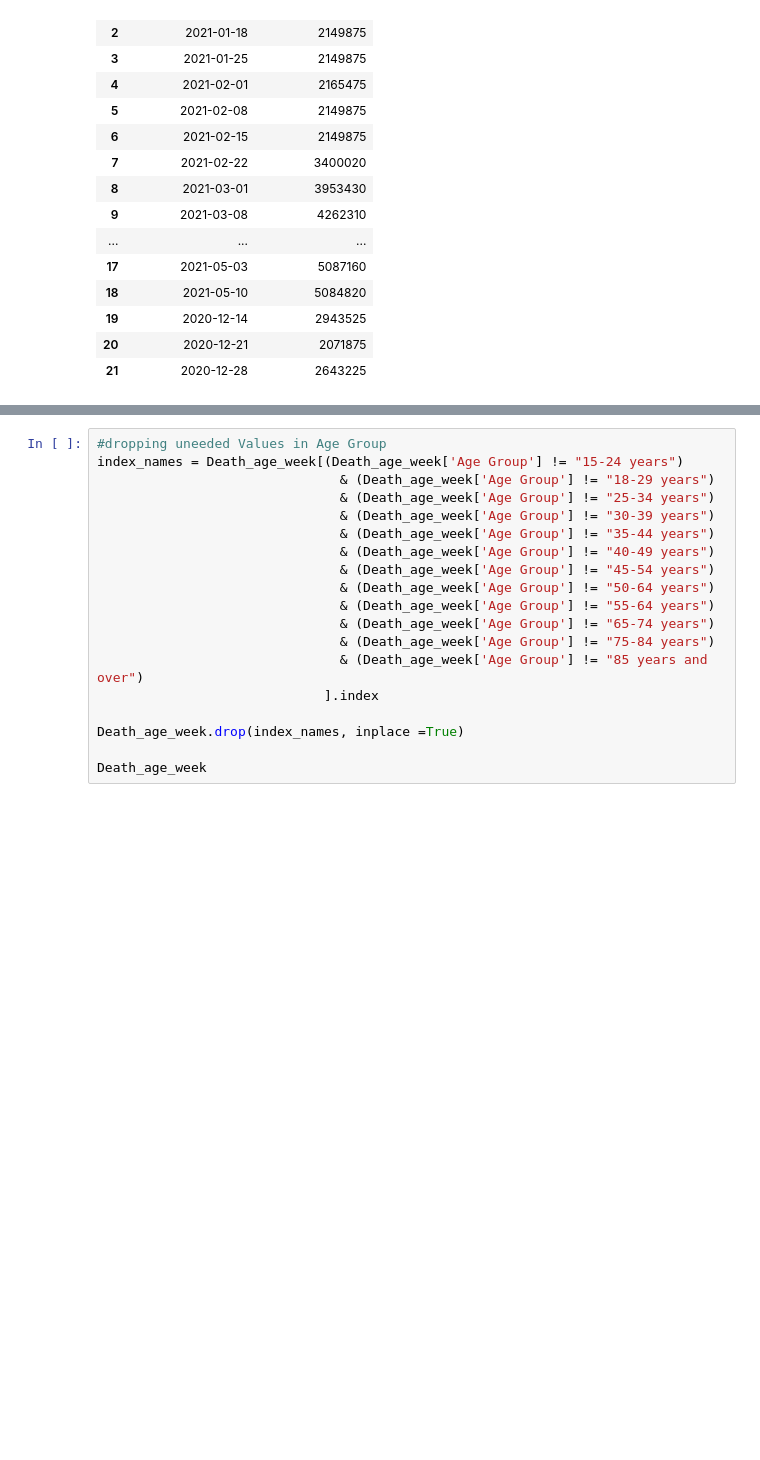
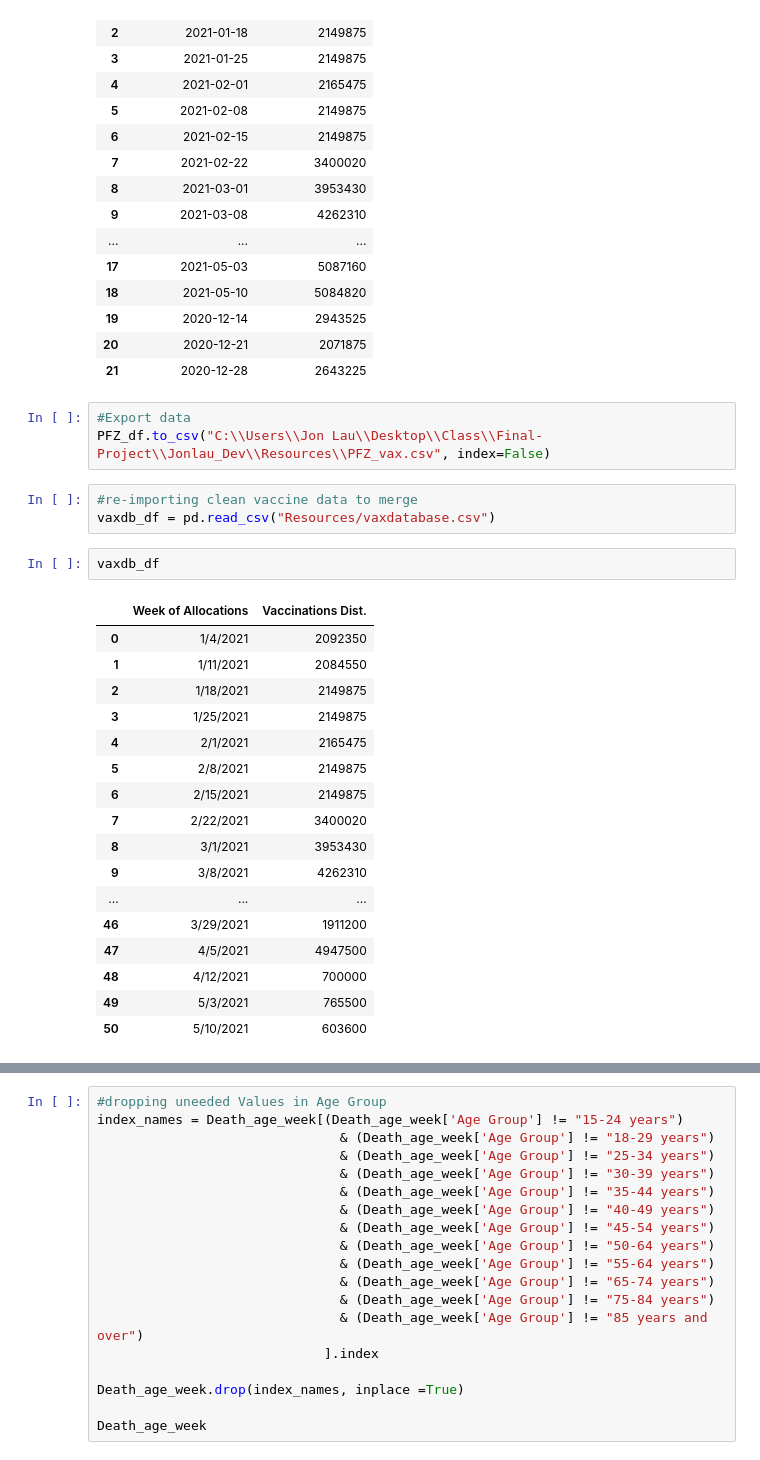
Before and after one commit to itsjonlau/Final-Project, a Jupyter notebook: JonLau_Dev/Death_Age_group.ipynb, the cells around one changed output, grey strips where cells are left out. Drawn from its saved outputs; the diff is of its cells as text; blank space fills up the shorter version.

```diff
--- a/JonLau_Dev/Death_Age_group.ipynb
+++ b/JonLau_Dev/Death_Age_group.ipynb
@@ -373,3 +379,29 @@ PFZ_df
 | 19 | 2020-12-14 | 2943525 |
 | 20 | 2020-12-21 | 2071875 |
 | 21 | 2020-12-28 | 2643225 |
+# %%
+#Export data
+PFZ_df.to_csv("C:\\Users\\Jon Lau\\Desktop\\Class\\Final-Project\\Jonlau_Dev\\Resources\\PFZ_vax.csv", index=False)
+# %%
+#re-importing clean vaccine data to merge
+vaxdb_df = pd.read_csv("Resources/vaxdatabase.csv")
+# %%
+vaxdb_df
+# %% [output]
+|  | Week of Allocations | Vaccinations Dist. |
+| 0 | 1/4/2021 | 2092350 |
+| 1 | 1/11/2021 | 2084550 |
+| 2 | 1/18/2021 | 2149875 |
+| 3 | 1/25/2021 | 2149875 |
+| 4 | 2/1/2021 | 2165475 |
+| 5 | 2/8/2021 | 2149875 |
+| 6 | 2/15/2021 | 2149875 |
+| 7 | 2/22/2021 | 3400020 |
+| 8 | 3/1/2021 | 3953430 |
+| 9 | 3/8/2021 | 4262310 |
+| ... | ... | ... |
+| 46 | 3/29/2021 | 1911200 |
+| 47 | 4/5/2021 | 4947500 |
+| 48 | 4/12/2021 | 700000 |
+| 49 | 5/3/2021 | 765500 |
+| 50 | 5/10/2021 | 603600 |
```
Also changed, not shown: parts of 4 cells of this notebook, 8 other files.
